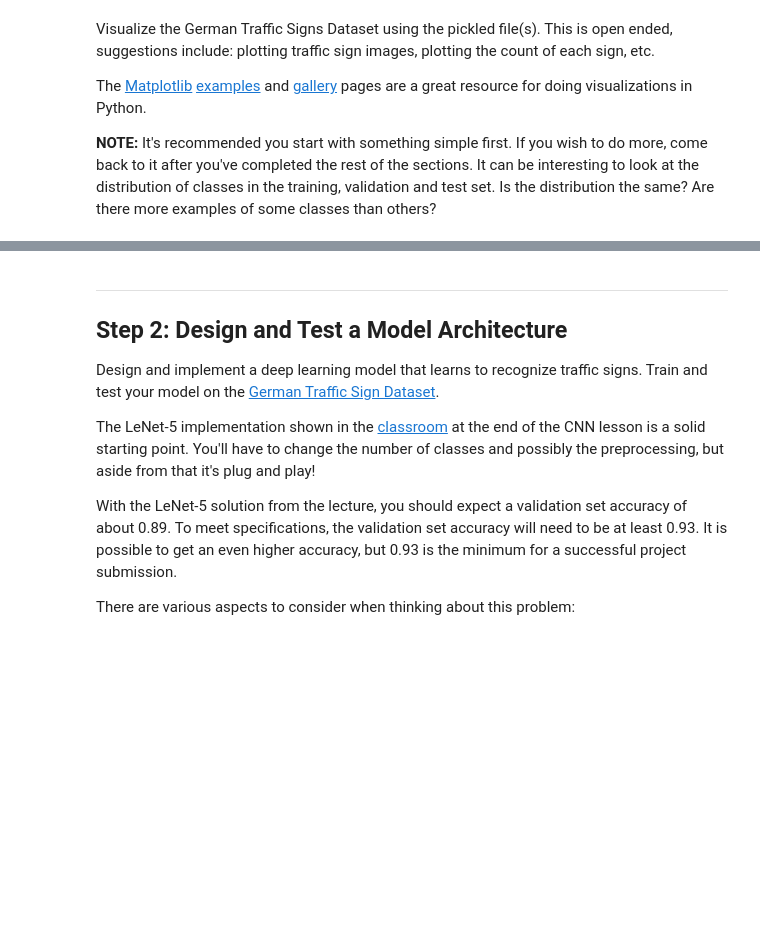
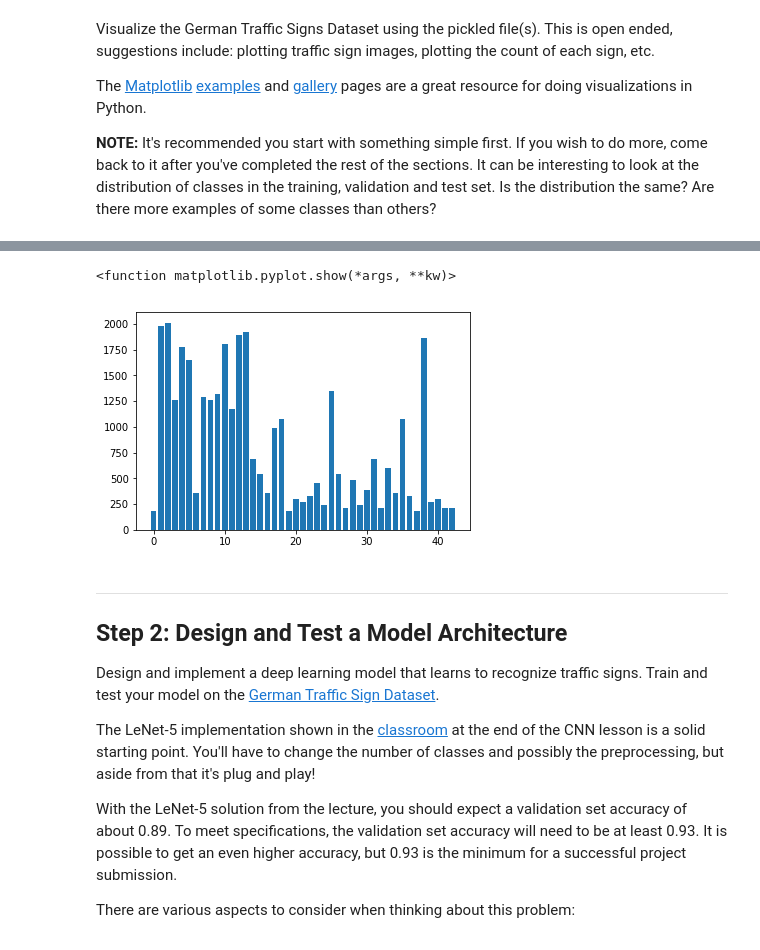
Before and after one commit to SRatna/Traffic-Sign-Classifier, a Jupyter notebook: Traffic_Sign_Classifier.ipynb, the cells around one changed output, grey strips where cells are left out. Drawn from its saved outputs; the diff is of its cells as text; code cells hidden in the pictures; blank space fills up the shorter version.

Commit message:
added few visualization stuffs

```diff
--- a/Traffic_Sign_Classifier.ipynb
+++ b/Traffic_Sign_Classifier.ipynb
@@ -114,3 +114,10 @@ for i in np.arange(20):
+# %%
+x,y = np.unique(y_train, return_counts=True)
+plt.bar(x,y)
+plt.show
+# %% [output]
+<function matplotlib.pyplot.show(*args, **kw)>
+[figure, added]
 # %% [markdown]
 ----
 
```
Also changed, not shown: parts of 6 cells of this notebook.
